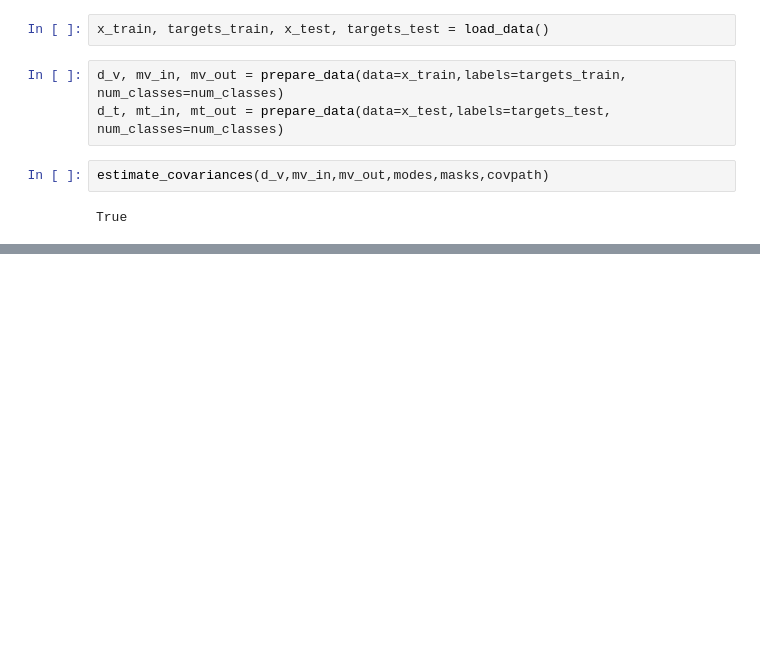
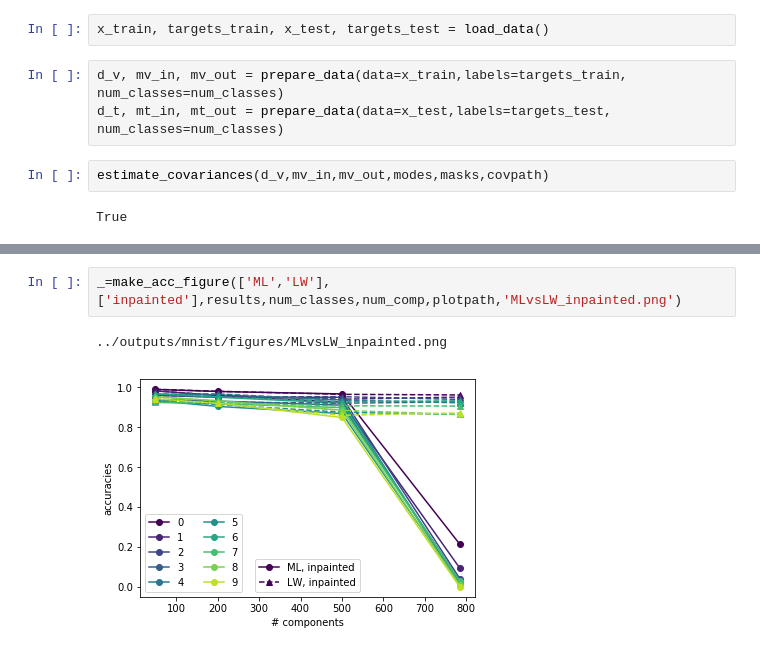
Before and after one commit to VMBoehm/pca-classifier, a Jupyter notebook: notebooks/ShrinkageExperimentsConcise.ipynb, the cells around one changed output, grey strips where cells are left out. Cells and saved outputs as stored; diff of their text form; blank space fills up the shorter version.

```diff
--- a/notebooks/ShrinkageExperimentsConcise.ipynb
+++ b/notebooks/ShrinkageExperimentsConcise.ipynb
@@ -41,0 +53,5 @@ _=make_acc_figure(['ML','pca'],['masked'],res,num_classes,num_comp,plotpath,'MLv
+# %%
+_=make_acc_figure(['ML','LW'],['inpainted'],results,num_classes,num_comp,plotpath,'MLvsLW_inpainted.png')
+# %% [output]
+../outputs/mnist/figures/MLvsLW_inpainted.png
+[figure, added]
```
Also changed, not shown: parts of 7 cells of this notebook, 3 other files.
